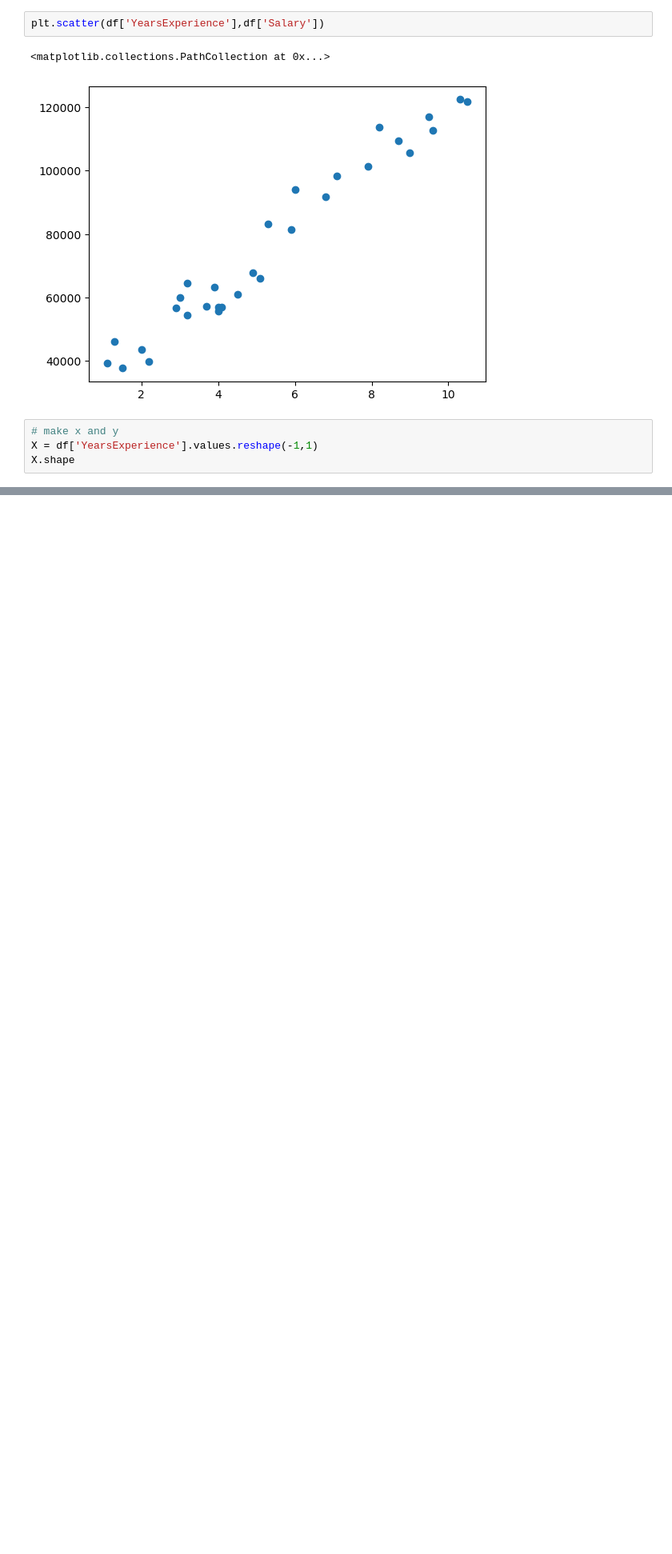
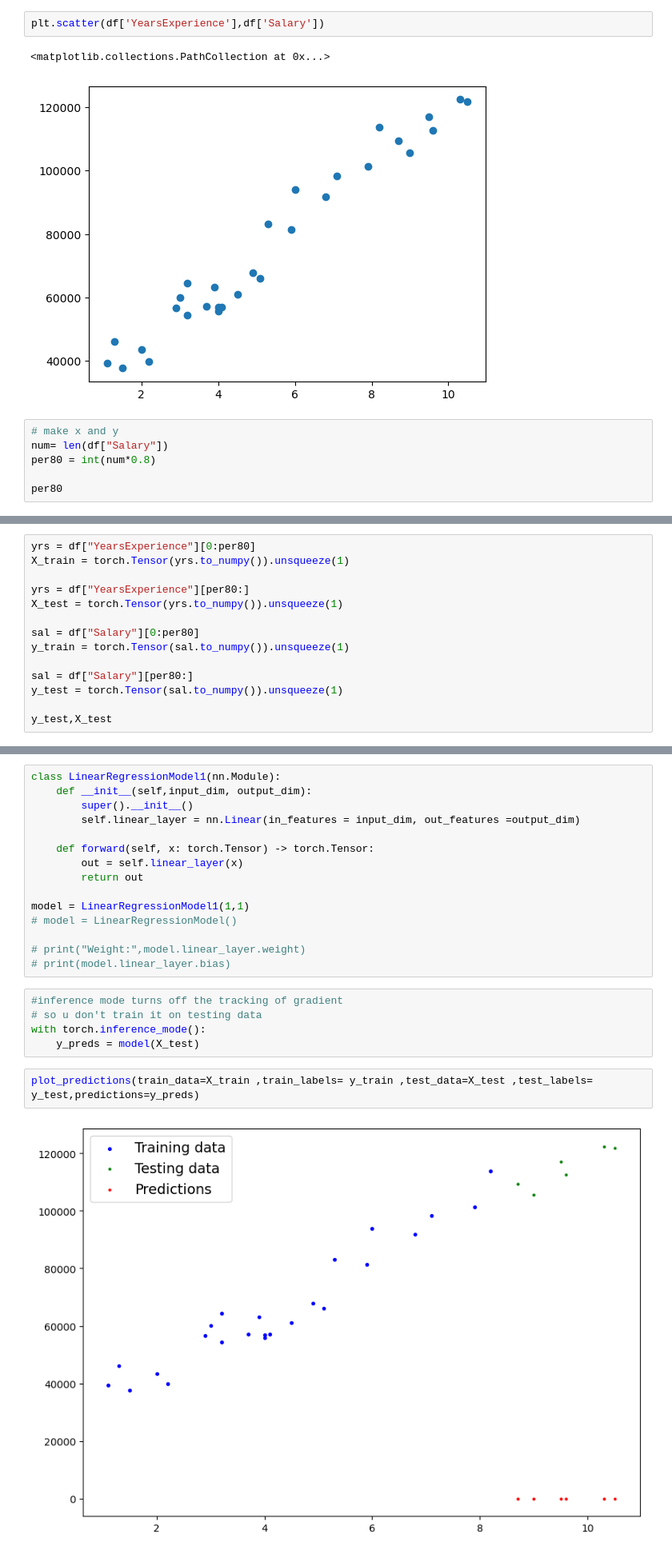
Before and after one commit to gmssameer/Machine-Learning-Practice, a Jupyter notebook: ML-Workflow.ipynb, the cells around one changed output, grey strips where cells are left out. Shown at 80% size. Cells and saved outputs as stored; diff of their text form; blank space fills up the shorter version.

Commit message:
linear regression

```diff
--- a/ML-Workflow.ipynb
+++ b/ML-Workflow.ipynb
@@ -285,6 +294,8 @@ plt.scatter(df['YearsExperience'],df['Salary'])
 [figure]
 # %%
 # make x and y
-X = df['YearsExperience'].values.reshape(-1,1)
-X.shape
+num= len(df["Salary"])
+per80 = int(num*0.8)
+
+per80
 # %% [output]
@@ -291,0 +303,14 @@ X.shape
+# %%
+yrs = df["YearsExperience"][0:per80]
+X_train = torch.Tensor(yrs.to_numpy()).unsqueeze(1)
+
+yrs = df["YearsExperience"][per80:]
+X_test = torch.Tensor(yrs.to_numpy()).unsqueeze(1)
+
+sal = df["Salary"][0:per80]
+y_train = torch.Tensor(sal.to_numpy()).unsqueeze(1)
+
+sal = df["Salary"][per80:]
+y_test = torch.Tensor(sal.to_numpy()).unsqueeze(1)
+
+y_test,X_test
@@ -291,0 +330,24 @@ X.shape
+# %%
+class LinearRegressionModel1(nn.Module):
+    def __init__(self,input_dim, output_dim):
+        super().__init__()
+        self.linear_layer = nn.Linear(in_features = input_dim, out_features =output_dim)
+
+    def forward(self, x: torch.Tensor) -> torch.Tensor:
+        out = self.linear_layer(x)
+        return out
+
+model = LinearRegressionModel1(1,1)
+# model = LinearRegressionModel()
+
+# print("Weight:",model.linear_layer.weight)
+# print(model.linear_layer.bias)
+# %%
+#inference mode turns off the tracking of gradient
+# so u don't train it on testing data
+with torch.inference_mode():
+    y_preds = model(X_test)
+# %%
+plot_predictions(train_data=X_train ,train_labels= y_train ,test_data=X_test ,test_labels= y_test,predictions=y_preds)
+# %% [output]
+[figure, added]
```
Also changed, not shown: parts of 15 cells of this notebook, 1 other file.
